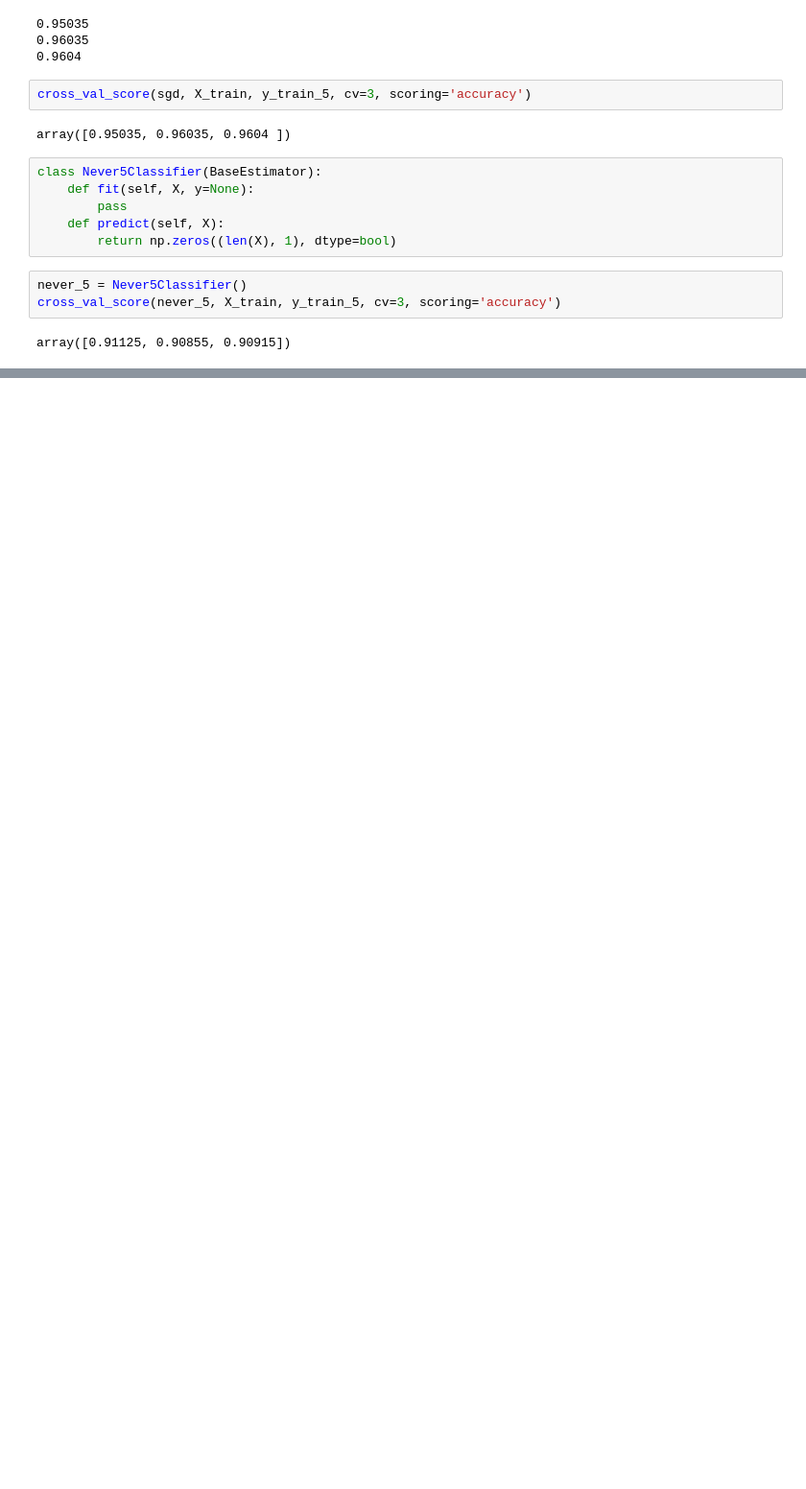
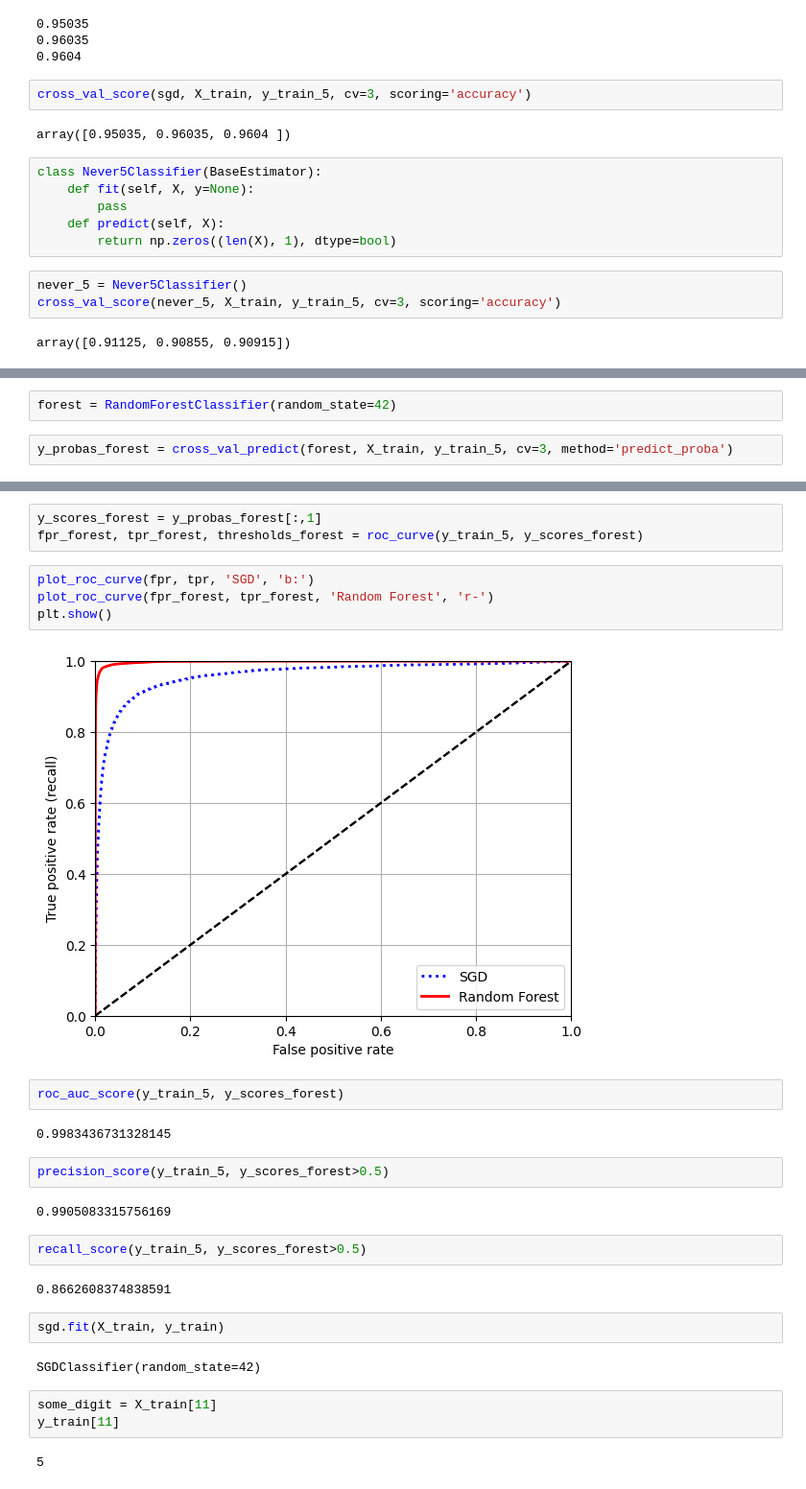
Before and after one commit to santosmv/Learning-machine-learning, a Jupyter notebook: Hands-on-ML/Chapter-3/classification.ipynb, the cells around one changed output, grey strips where cells are left out. Shown at 96% size. Drawn from its saved outputs; the diff is of its cells as text; blank space fills up the shorter version.

```diff
--- a/Hands-on-ML/Chapter-3/classification.ipynb
+++ b/Hands-on-ML/Chapter-3/classification.ipynb
@@ -125,0 +203,4 @@ array([[False],
+# %%
+forest = RandomForestClassifier(random_state=42)
+# %%
+y_probas_forest = cross_val_predict(forest, X_train, y_train_5, cv=3, method='predict_proba')
@@ -125,0 +211,30 @@ array([[False],
+# %%
+y_scores_forest = y_probas_forest[:,1]
+fpr_forest, tpr_forest, thresholds_forest = roc_curve(y_train_5, y_scores_forest)
+# %%
+plot_roc_curve(fpr, tpr, 'SGD', 'b:')
+plot_roc_curve(fpr_forest, tpr_forest, 'Random Forest', 'r-')
+plt.show()
+# %% [output]
+[figure, added]
+# %%
+roc_auc_score(y_train_5, y_scores_forest)
+# %% [output]
+0.9983436731328145
+# %%
+precision_score(y_train_5, y_scores_forest>0.5)
+# %% [output]
+0.9905083315756169
+# %%
+recall_score(y_train_5, y_scores_forest>0.5)
+# %% [output]
+0.8662608374838591
+# %%
+sgd.fit(X_train, y_train)
+# %% [output]
+SGDClassifier(random_state=42)
+# %%
+some_digit = X_train[11]
+y_train[11]
+# %% [output]
+5
```
Also changed, not shown: parts of 61 cells of this notebook, 5 other files.
